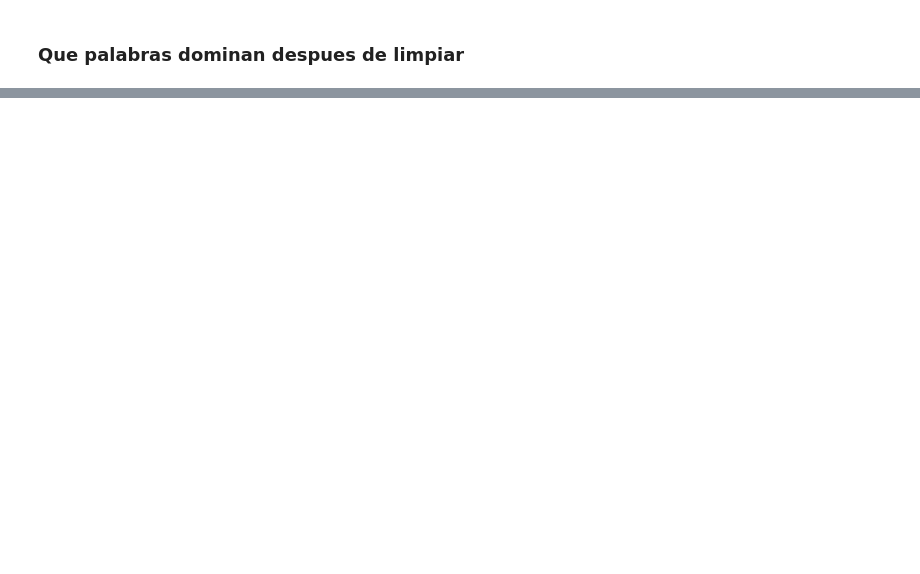
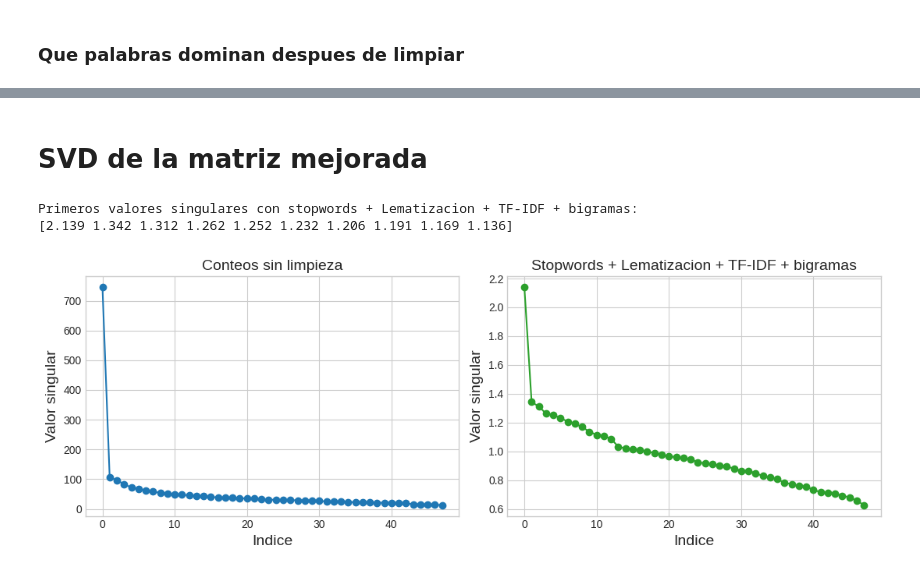
Before and after one commit to wbguc/Proyecto-Algebra, a Jupyter notebook: main.ipynb, the cells around one changed output, grey strips where cells are left out. Drawn from its saved outputs; the diff is of its cells as text; code cells hidden in the pictures; blank space fills up the shorter version.

```diff
--- a/main.ipynb
+++ b/main.ipynb
@@ -763,0 +921,25 @@ array(['traveler', 'years', 'peoplir', 'moon', 'eventually', 'within',
+# %% [markdown]
+# SVD de la matriz mejorada
+# %%
+U_final, s_final, VT_final = np.linalg.svd(A_final, full_matrices=False)
+
+print("Primeros valores singulares con stopwords + Lematizacion + TF-IDF + bigramas:")
+print(np.round(s_final[:10], 3))
+
+fig, axes = plt.subplots(1, 2, figsize=(11, 4))
+axes[0].plot(s_raw, marker="o")
+axes[0].set_title("Conteos sin limpieza", fontsize=14)
+axes[0].set_xlabel("Indice", fontsize=14)
+axes[0].set_ylabel("Valor singular", fontsize=14)
+
+axes[1].plot(s_final, marker="o", color="tab:green")
+axes[1].set_title("Stopwords + Lematizacion + TF-IDF + bigramas", fontsize=14)
+axes[1].set_xlabel("Indice", fontsize=14)
+axes[1].set_ylabel("Valor singular", fontsize=14)
+
+plt.tight_layout()
+plt.show()
+# %% [output]
+Primeros valores singulares con stopwords + Lematizacion + TF-IDF + bigramas:
+[2.139 1.342 1.312 1.262 1.252 1.232 1.206 1.191 1.169 1.136]
+[figure, added]
```
Also changed, not shown: parts of 15 cells of this notebook.
